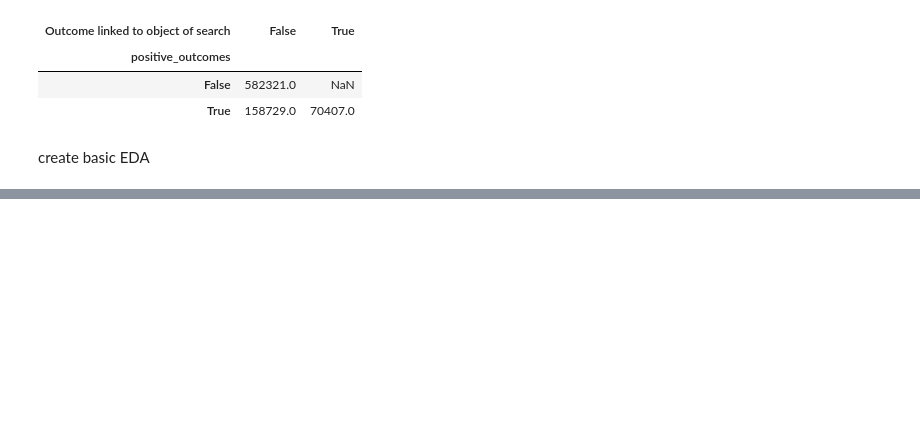
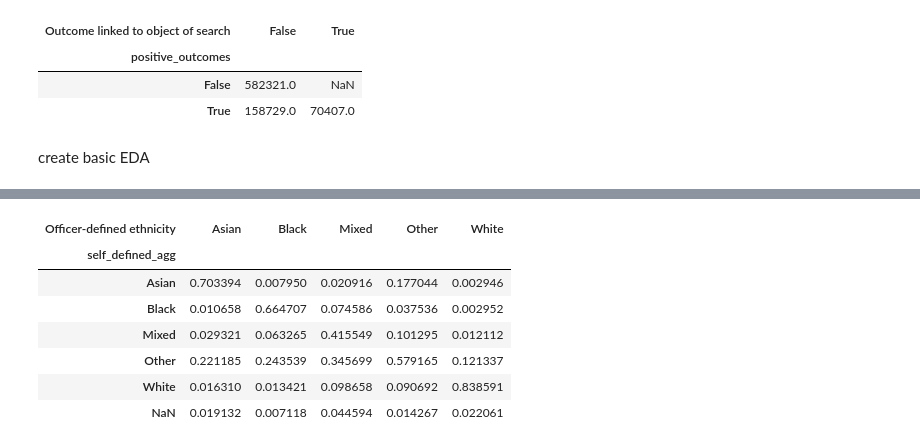
Before and after one commit to 0xjrr/ldsa-capstone-project, a Jupyter notebook: eda-capstone-data.ipynb, the cells around one changed output, grey strips where cells are left out. Drawn from its saved outputs; the diff is of its cells as text; code cells hidden in the pictures; blank space fills up the shorter version.

```diff
--- a/eda-capstone-data.ipynb
+++ b/eda-capstone-data.ipynb
@@ -18803,0 +294,11 @@ TypeError: Only valid with DatetimeIndex, TimedeltaIndex or PeriodIndex, but got
+# %%
+oficer_def_ethnicity_vself/oficer_def_ethnicity_vself.sum()
+# %% [output]
+| Officer-defined ethnicity | Asian | Black | Mixed | Other | White |
+| self_defined_agg |  |  |  |  |  |
+| Asian | 0.703394 | 0.007950 | 0.020916 | 0.177044 | 0.002946 |
+| Black | 0.010658 | 0.664707 | 0.074586 | 0.037536 | 0.002952 |
+| Mixed | 0.029321 | 0.063265 | 0.415549 | 0.101295 | 0.012112 |
+| Other | 0.221185 | 0.243539 | 0.345699 | 0.579165 | 0.121337 |
+| White | 0.016310 | 0.013421 | 0.098658 | 0.090692 | 0.838591 |
+| NaN | 0.019132 | 0.007118 | 0.044594 | 0.014267 | 0.022061 |
```
Also changed, not shown: parts of 24 cells of this notebook.
